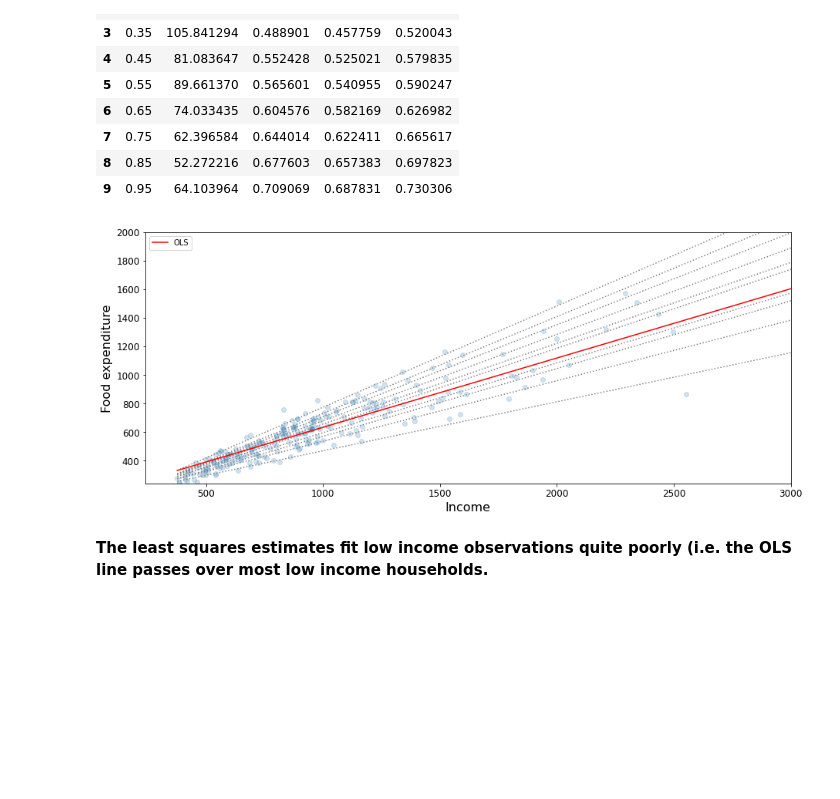
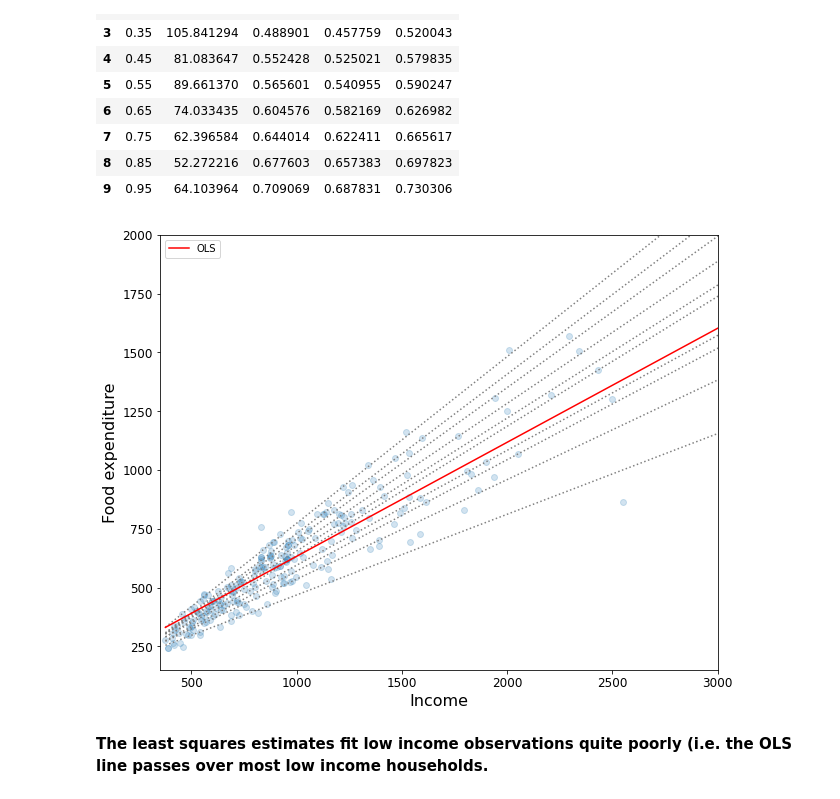
Before and after one commit to iubh/DLMDSML01, a Jupyter notebook: Q_A_Sessions/03_regression/03_regression.ipynb, the cells around one changed output. Drawn from its saved outputs; the diff is of its cells as text; code cells hidden in the pictures; blank space fills up the shorter version.

```diff
--- a/Q_A_Sessions/03_regression/03_regression.ipynb
+++ b/Q_A_Sessions/03_regression/03_regression.ipynb
@@ -914,24 +944,25 @@ display(models)
 # %%
 x = np.arange(data.income.min(), data.income.max(), 50)
 get_y = lambda a, b: a + b * x
 
-fig, ax = plt.subplots(figsize=(15, 6))
+fig, ax = plt.subplots(figsize=(10,8))
 
 for i in range(models.shape[0]):
     y = get_y(models.a[i], models.b[i])
     ax.plot(x, y, linestyle='dotted', color='grey')
 
 y = get_y(ols['a'], ols['b'])
 
 ax.plot(x, y, color='red', label='OLS')
 ax.scatter(data.income, data.foodexp, alpha=.2)
-ax.set_xlim((240, 3000))
-ax.set_ylim((240, 2000))
+ax.set_xlim((350, 3000))
+ax.set_ylim((150, 2000))
 legend = ax.legend()
 ax.set_xlabel('Income', fontsize=16)
 ax.set_ylabel('Food expenditure', fontsize=16);
+plt.savefig('C:/Users/A062471/Documents/PROJECTS/iubh/machine_learning/shortcasts/03_Regression/03_01_quantile.png', dpi=1000, bbox_inches='tight')
 # %% [output]
-[figure, old version]
+[figure, new version]
 # %% [markdown]
 **The least squares estimates fit low income observations quite poorly (i.e. the OLS line passes over most low income households.**
 # %%
```
Also changed, not shown: parts of 7 cells of this notebook, 7 other files.
